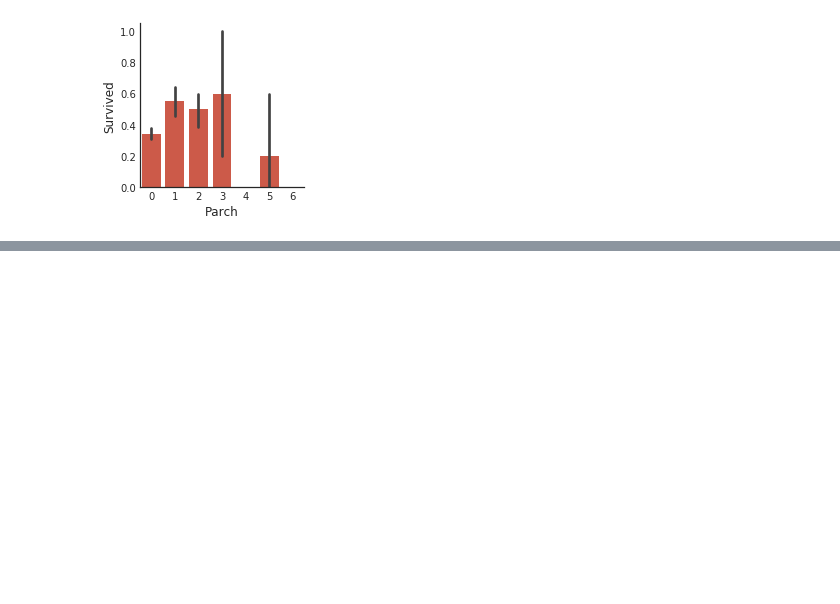
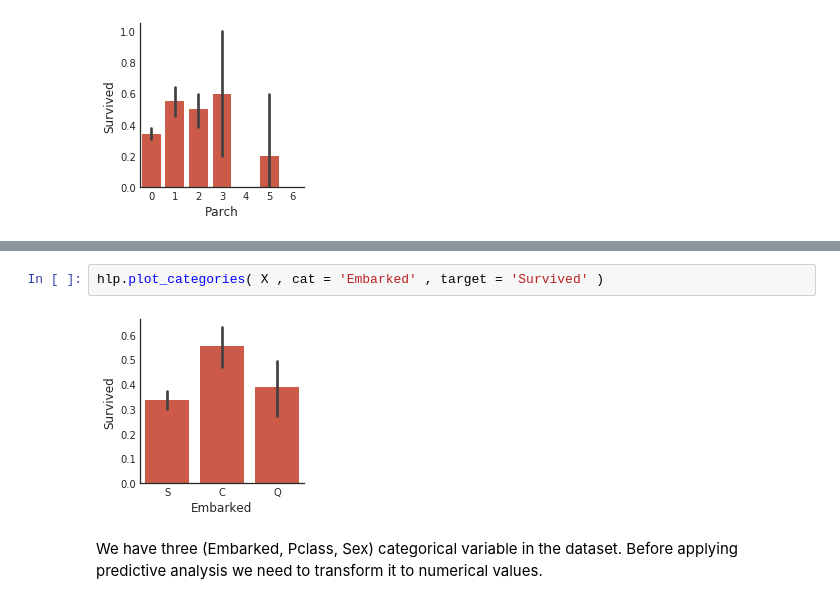
Before and after one commit to ahafizk/AI-ML-DS, a Jupyter notebook: titanic_sink/analysis/Helper_Plotter.ipynb, the cells around one changed output, grey strips where cells are left out. Drawn from its saved outputs; the diff is of its cells as text; blank space fills up the shorter version.

Commit message:
updated all analysis

```diff
--- a/titanic_sink/analysis/Helper_Plotter.ipynb
+++ b/titanic_sink/analysis/Helper_Plotter.ipynb
@@ -201,0 +204,6 @@ hlp.plot_categories( X , cat = 'SibSp' , target = 'Survived' )
+# %%
+hlp.plot_categories( X , cat = 'Embarked' , target = 'Survived' )
+# %% [output]
+[figure, added]
+# %% [markdown]
+We have three (Embarked, Pclass, Sex) categorical variable in the dataset. Before applying predictive analysis we need to transform it to numerical values.
```
Also changed, not shown: parts of 33 cells of this notebook.
